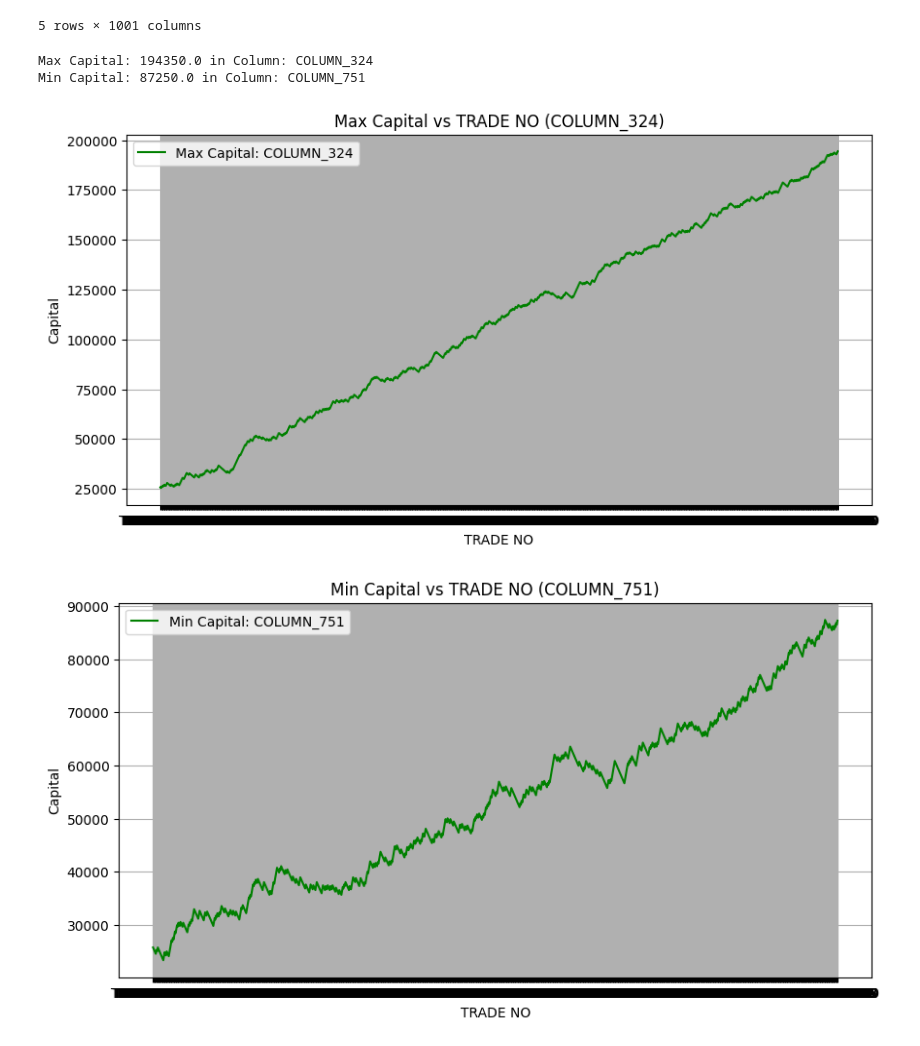
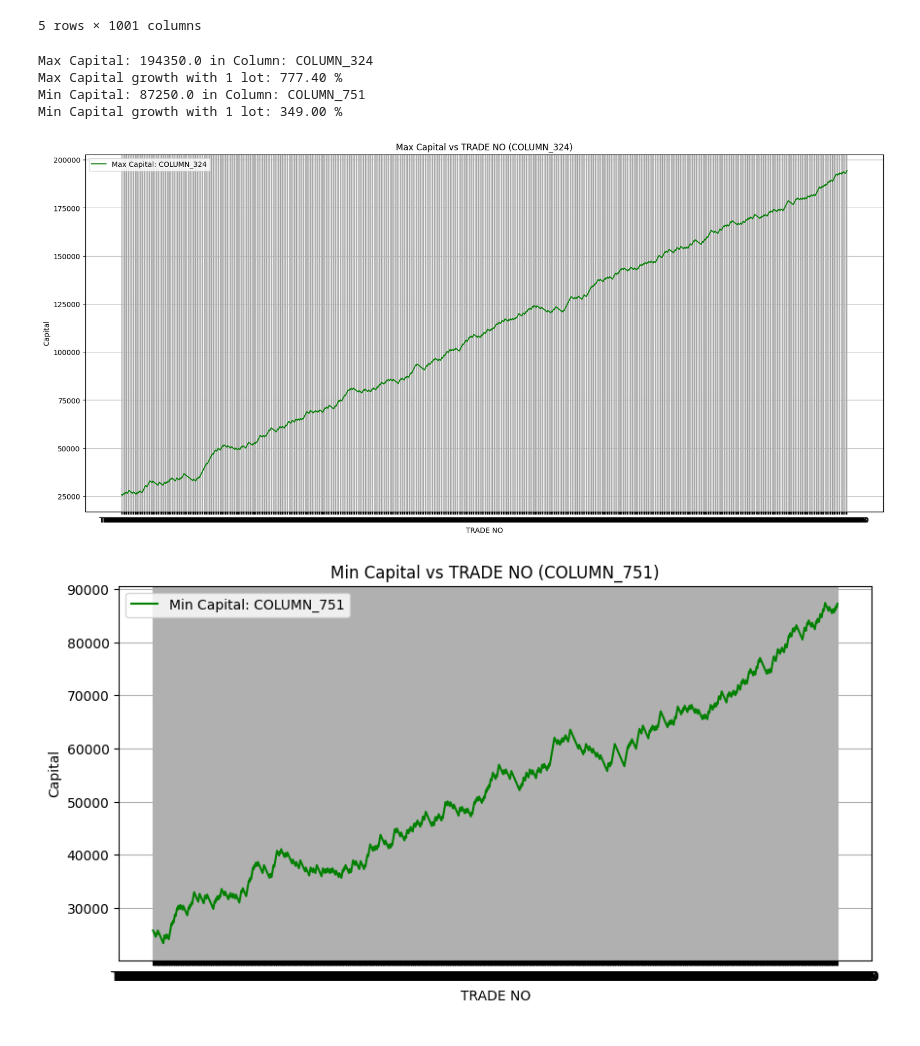
Before and after one commit to Bharatgaur/Trading, a Jupyter notebook: TRADE_PROBABILITIES_BASE_FILE_Version_2.ipynb, the cells around one changed output. Drawn from its saved outputs; the diff is of its cells as text; code cells hidden in the pictures.

```diff
--- a/TRADE_PROBABILITIES_BASE_FILE_Version_2.ipynb
+++ b/TRADE_PROBABILITIES_BASE_FILE_Version_2.ipynb
@@ -256,40 +256,47 @@ min_column = numeric_values.idxmin(axis=1).values[0]  # Column name of min value
 
 # Output the results
 print(f"Max Capital: {max_value} in Column: {max_column}")
+Max_Capital_growth_pct = max_value*100/BASE_CAPITAL
+print(f"Max Capital growth with 1 lot: {Max_Capital_growth_pct:.2f} %")
+
 print(f"Min Capital: {min_value} in Column: {min_column}")
+Min_Capital_growth_pct = min_value*100/BASE_CAPITAL
+print(f"Min Capital growth with 1 lot: {Min_Capital_growth_pct:.2f} %")
 # %% [output]
 Max Capital: 194350.0 in Column: COLUMN_324
+Max Capital growth with 1 lot: 777.40 %
 Min Capital: 87250.0 in Column: COLUMN_751
+Min Capital growth with 1 lot: 349.00 %
 # %%
 # Identify the max value column from the last row
 last_row_df = df_no_charges.iloc[[-1]]
 numeric_values = last_row_df.select_dtypes(include=['number'])
 max_column = numeric_values.idxmax(axis=1).values[0]
 
 # Plot max capital vs TRADE NO
-fig, ax = plt.subplots(figsize=(10, 5))
+fig, ax = plt.subplots(figsize=(20, 9))
 
 # Set background color to white
 fig.patch.set_facecolor('white')
 ax.set_facecolor('white')
 
 # Plot with green line
 ax.plot(df_no_charges['TRADE NO'],
         df_no_charges[max_column],
         label=f'Max Capital: {max_column}',
         color='green')
 
 # Labels, title, legend, and grid
 ax.set_xlabel('TRADE NO')
 ax.set_ylabel('Capital')
 ax.set_title(f'Max Capital vs TRADE NO ({max_column})')
 ax.legend()
 ax.grid(True)
 
 # Show plot
 plt.show()
 # %% [output]
-[figure, old version]
+[figure, new version]
 # %%
 # Identify the min value column from the last row
 last_row_df = df_no_charges.iloc[[-1]]
```
Also changed, not shown: parts of 3 cells of this notebook.
